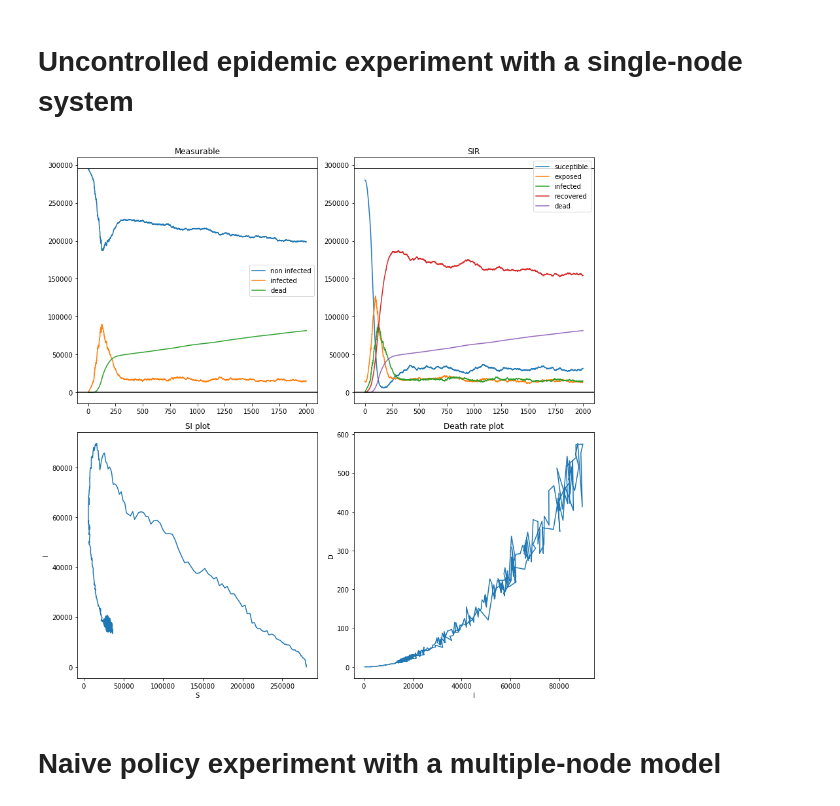
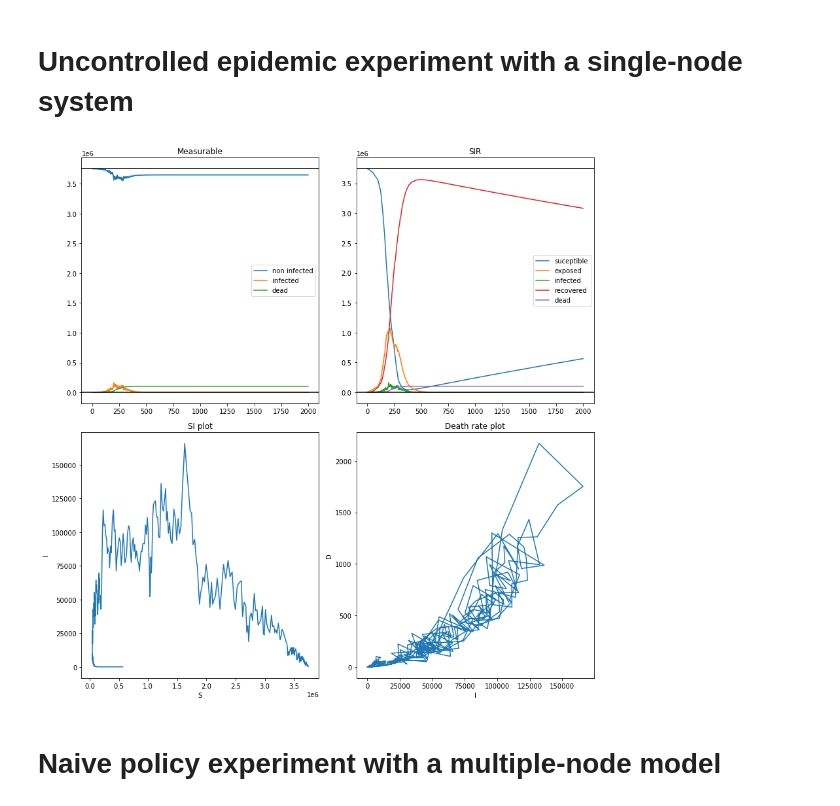
Before and after one commit to RenardDesNeiges/EpidemicsSimulator, a Jupyter notebook: model_experiments.ipynb, the cells around one changed output. Saved outputs shown, nothing was run; the diff lists cells and outputs as text; code cells hidden in the pictures.

```diff
--- a/model_experiments.ipynb
+++ b/model_experiments.ipynb
@@ -8,7 +7,7 @@ from dynamics import ModelDynamics
 # %% [markdown]
 # Uncontrolled epidemic experiment with a single-node system
 # %%
-def plot():
+def direct_plot(total_history):
     plt.rcParams['figure.figsize'] = [12, 12]
 
     fig, ax = plt.subplots(2,2)
@@ -55,19 +54,19 @@ def plot():
     plt.show()
 # %%
 
-dyn = ModelDynamics('./config/single_city.yaml')
+dyn = ModelDynamics('./config/switzerland.yaml')
 dyn.start_epidemic(prop=0.05)
 total_history = []
 city_history = []
 for i in range(2000):
     dyn.step_dyn()
     total, cities = dyn.epidemic_parameters()
     total_history.append(total)
     city_history.append(cities)
 
-plot()
+direct_plot(total_history)
 # %% [output]
-[figure, old version]
+[figure, new version]
 # %% [markdown]
 # Naive policy experiment with a multiple-node model
 # %%
```
Also changed, not shown: parts of 4 cells of this notebook, 4 other files.
